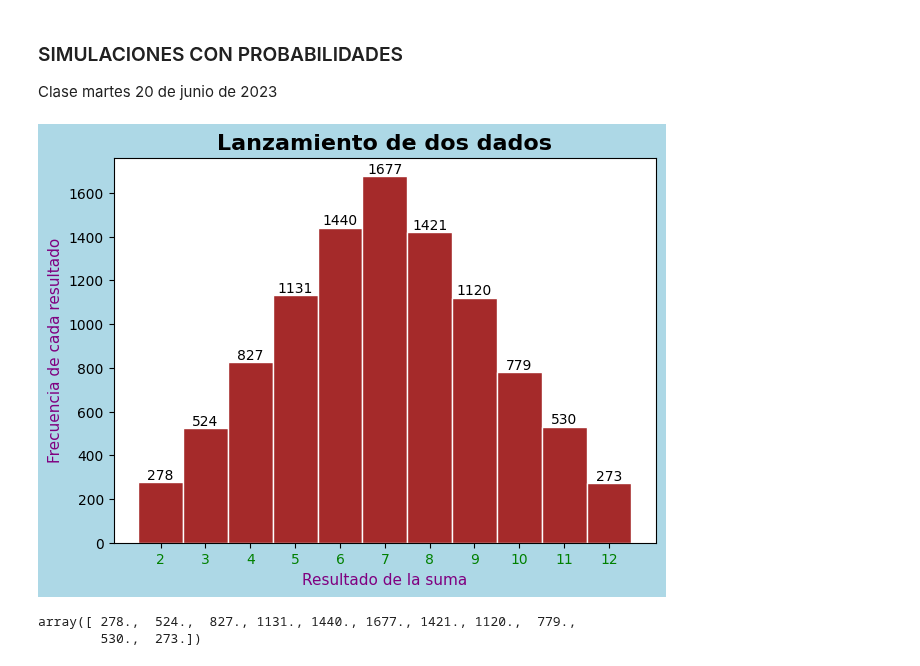
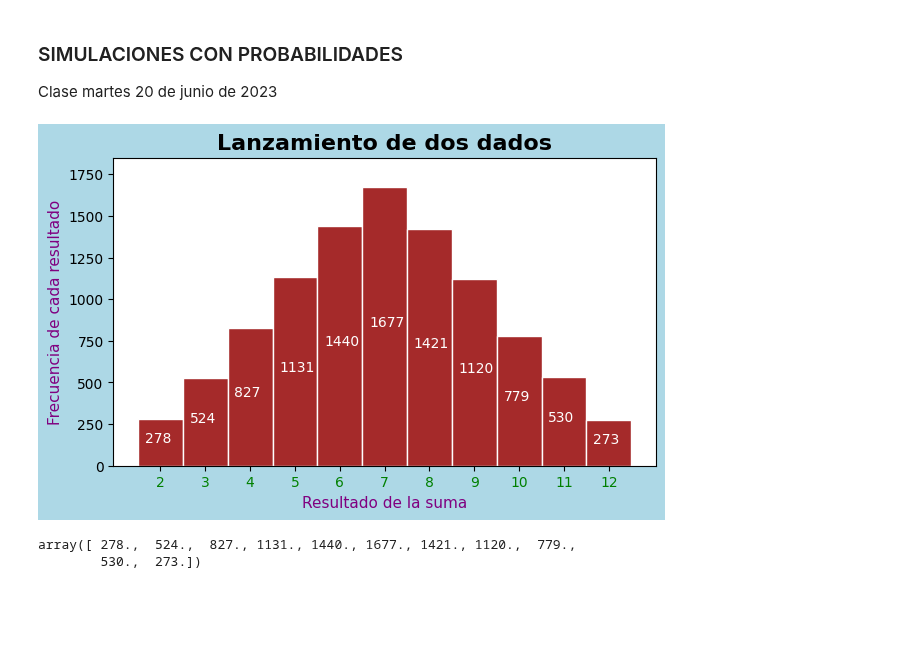
Before and after one commit to JhonZafra/Statistic_Concepts, a Jupyter notebook: SemanaIV/Simulaciones_P.ipynb, the cells around one changed output. Saved outputs shown, nothing was run; the diff lists cells and outputs as text; code cells hidden in the pictures; blank space fills up the shorter version.

```diff
--- a/SemanaIV/Simulaciones_P.ipynb
+++ b/SemanaIV/Simulaciones_P.ipynb
@@ -10,20 +10,23 @@ np.random.seed(123)
 d1 = np.random.choice([1, 2, 3, 4, 5, 6], N)
 d2 = np.random.choice([1, 2, 3, 4, 5, 6], N)
 # %%
-plt.figure(figsize= (7,5), facecolor= "lightblue")
+plt.figure(figsize= (7,4), facecolor= "lightblue")
 cuentas, ejes , barras = plt.hist(d1 + d2,
          edgecolor="white",
          color='brown',
          bins= 11,
          range = (2, 13))
-plt.bar_label(barras)
+#plt.bar_label(barras)
+for n in range(len(cuentas)):
+    plt.text(ejes[n] + 0.15, cuentas[n]/2, round(cuentas[n]), color = 'white')
+plt.ylim(0, 1850)
 plt.xticks(np.arange(2,13)+ 0.5, np.arange(2,13), color= 'green')
 plt.title("Lanzamiento de dos dados", weight= 'bold', size= 16)
 plt.xlabel('Resultado de la suma', color= 'purple', size=11)
 plt.ylabel('Frecuencia de cada resultado', color= 'purple', size=11)
 plt.show()
 # %% [output]
-[figure, old version]
+[figure, new version]
 # %%
 cuentas
 # %% [output]
```
Also changed, not shown: parts of 4 cells of this notebook.
